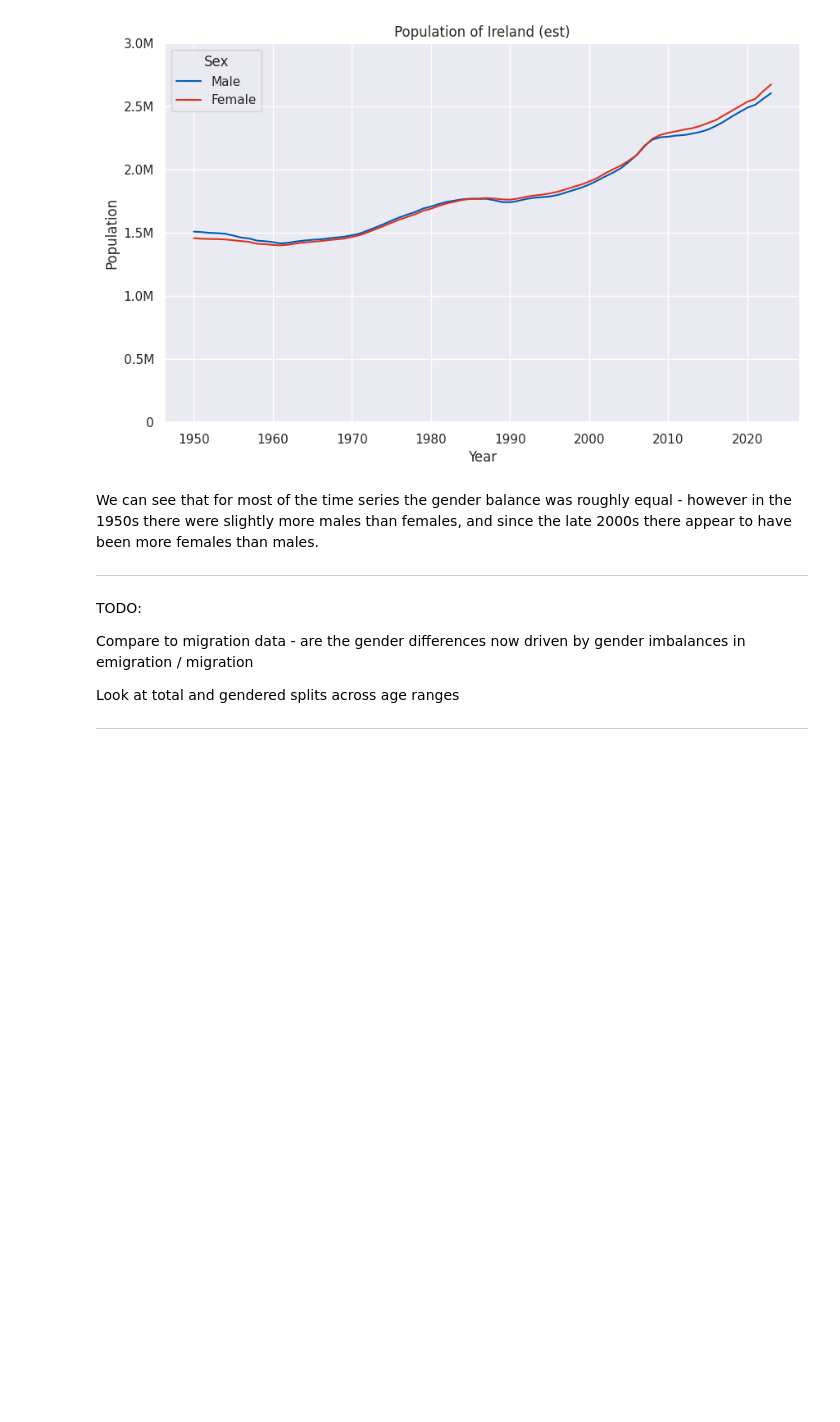
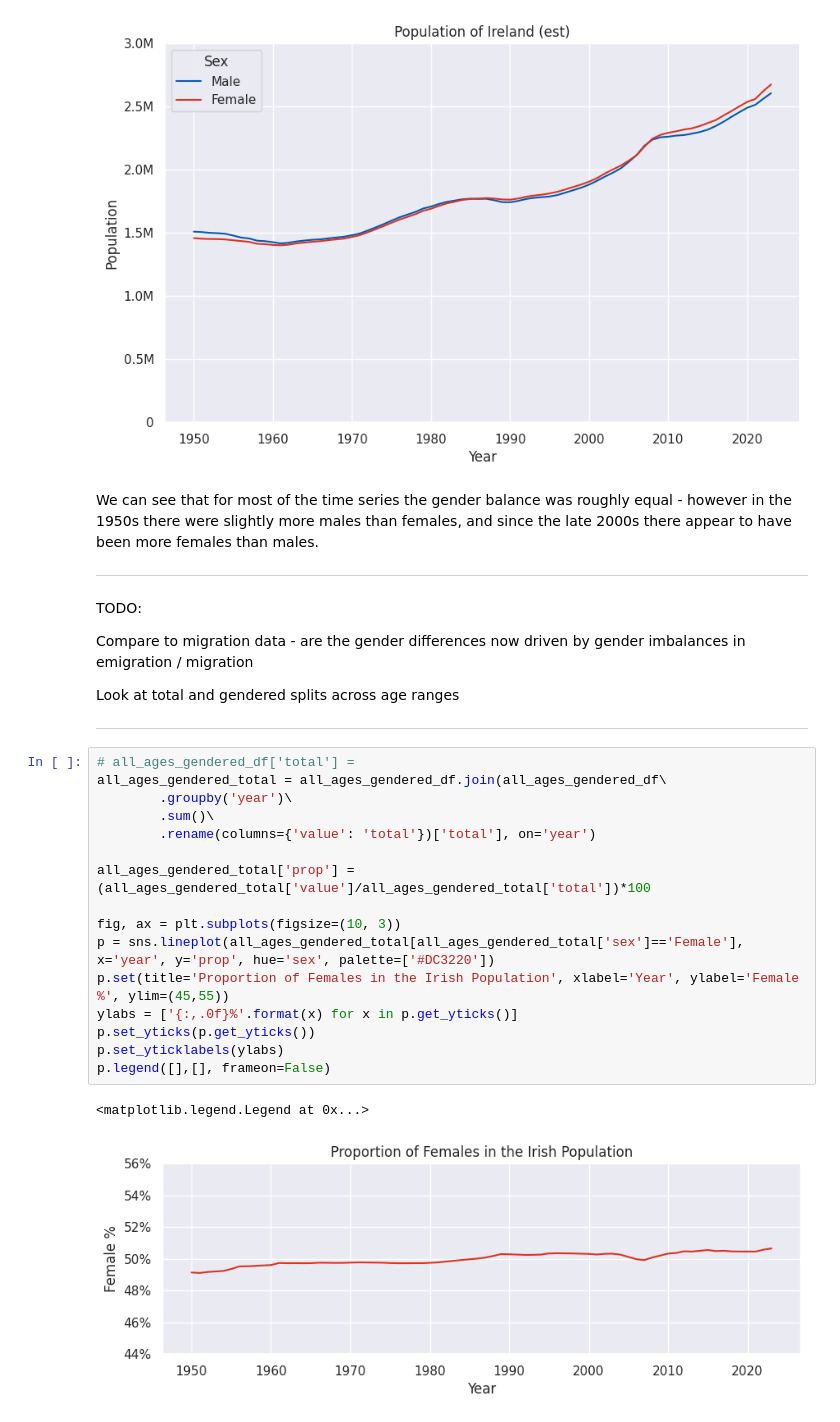
Before and after one commit to step-hen-burke/ca1, a Jupyter notebook: 00_initial_exploration.ipynb, the cells around one changed output. Saved outputs shown, nothing was run; the diff lists cells and outputs as text; blank space fills up the shorter version.

Commit message:
Visualizations, references, & population pyramids

```diff
--- a/00_initial_exploration.ipynb
+++ b/00_initial_exploration.ipynb
@@ -402,3 +427,22 @@ Compare to migration data - are the gender differences now driven by gender imba
 Look at total and gendered splits across age ranges
 
 ---
+# %%
+# all_ages_gendered_df['total'] =
+all_ages_gendered_total = all_ages_gendered_df.join(all_ages_gendered_df\
+        .groupby('year')\
+        .sum()\
+        .rename(columns={'value': 'total'})['total'], on='year')
+
+all_ages_gendered_total['prop'] =  (all_ages_gendered_total['value']/all_ages_gendered_total['total'])*100
+
+fig, ax = plt.subplots(figsize=(10, 3))
+p = sns.lineplot(all_ages_gendered_total[all_ages_gendered_total['sex']=='Female'], x='year', y='prop', hue='sex', palette=['#DC3220'])
+p.set(title='Proportion of Females in the Irish Population', xlabel='Year', ylabel='Female %', ylim=(45,55))
+ylabs = ['{:,.0f}%'.format(x) for x in p.get_yticks()]
+p.set_yticks(p.get_yticks())
+p.set_yticklabels(ylabs)
+p.legend([],[], frameon=False)
+# %% [output]
+<matplotlib.legend.Legend at 0x...>
+[figure, added]
```
Also changed, not shown: parts of 14 cells of this notebook.
